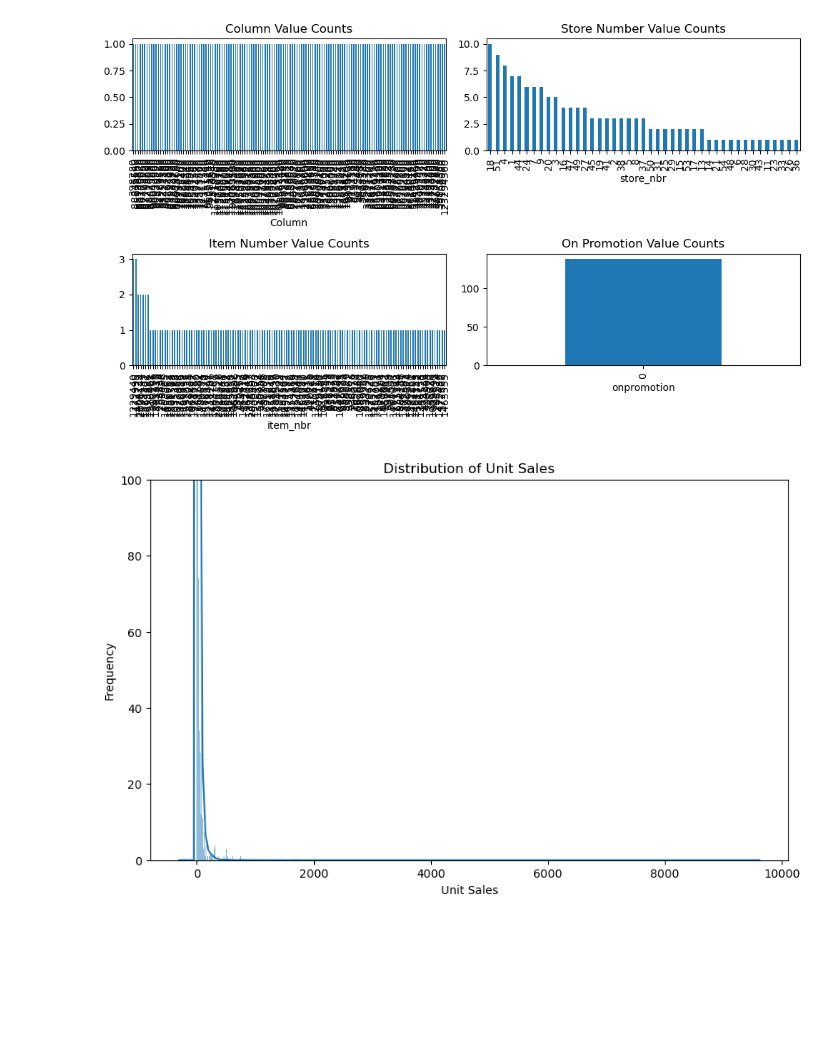
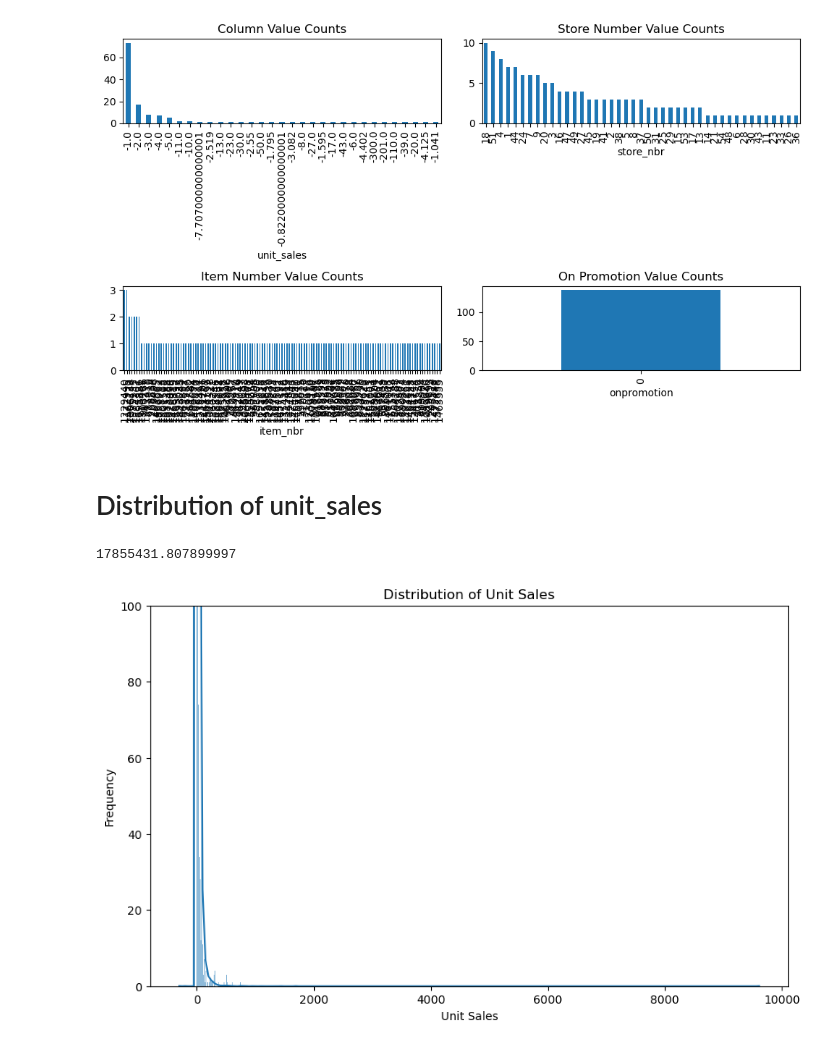
Before and after one commit to stijndirickx/Case-2, a Jupyter notebook: NegativeSales.ipynb, the cells around one changed output. Cells and saved outputs as stored; diff of their text form; code cells hidden in the pictures; blank space fills up the shorter version.

Commit message:
Answers for sales by day and store

```diff
--- a/NegativeSales.ipynb
+++ b/NegativeSales.ipynb
@@ -1,18 +10,21 @@
 # %%
 import pandas as pd
-
+import matplotlib.pyplot as plt
+import seaborn as sns
 
 # Load CSV file into a DataFrame
 df = pd.read_csv('Processed/data_clean.csv')
-
 negative_sales_subset = df[df['unit_sales'] < 0]
 
-print(negative_sales_subset)
-print(negative_sales_subset['unit_sales'].value_counts())
 
+# Detected negative sales
+print(f"There are {len(negative_sales_subset)} negative sales.")
+
+
+# Does it have anything to do with unit_sales, store_nbr, item_nbr or onpromotion?
 plt.figure(figsize=(10, 6))
 plt.subplot(2, 2, 1)
-negative_sales_subset['Column'].value_counts().plot(kind='bar', title='Column Value Counts')
+negative_sales_subset['unit_sales'].value_counts().plot(kind='bar', title='Column Value Counts')
 plt.subplot(2, 2, 2)
 negative_sales_subset['store_nbr'].value_counts().plot(kind='bar', title='Store Number Value Counts')
 plt.subplot(2, 2, 3)
@@ -42,2 +38,10 @@ Name: count, dtype: int64
-[figure, old version]
+[figure, new version]
+# %% [markdown]
+# Distribution of unit_sales
+# %%
+# Total unit_sales
+total_unit_sales = df['unit_sales'].sum()
+print(total_unit_sales)
+# %% [output]
+17855431.807899997
 # %%
```
Also changed, not shown: parts of 7 cells of this notebook, 8 other files.
